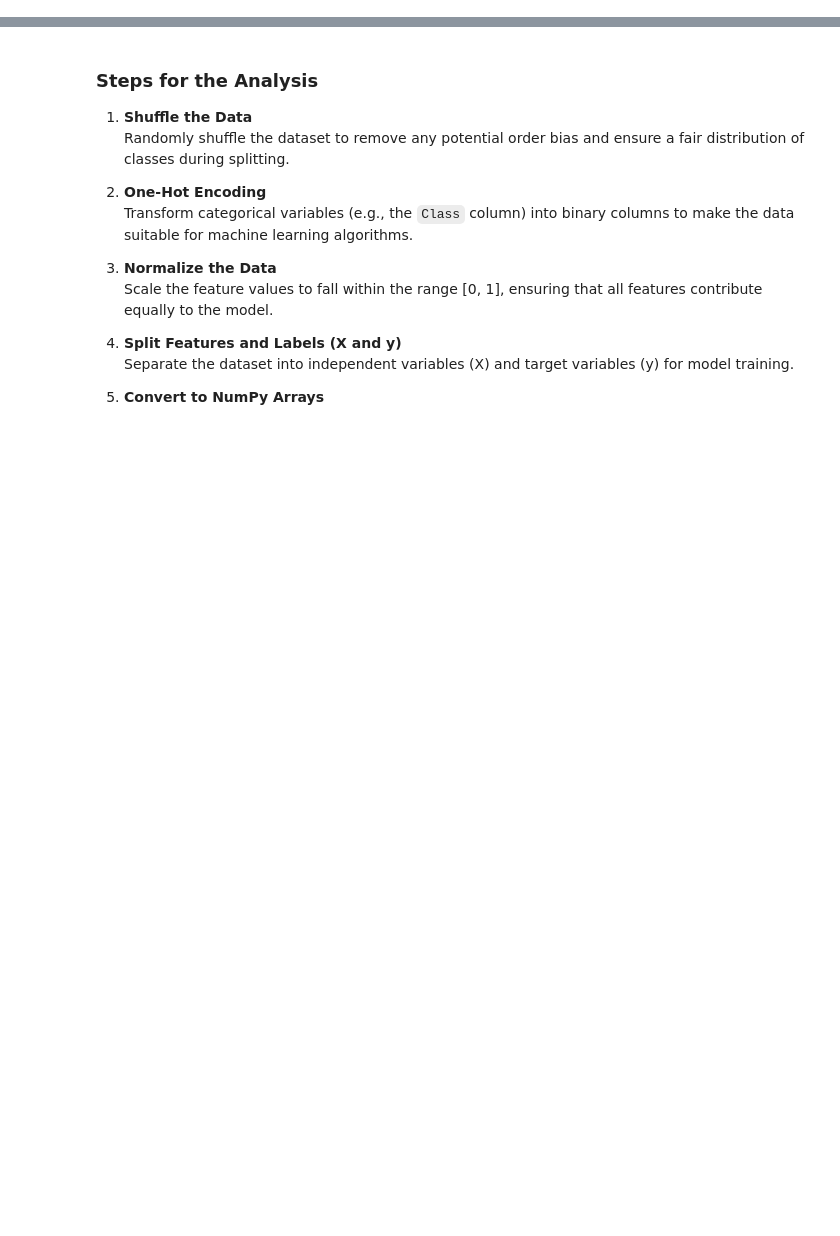
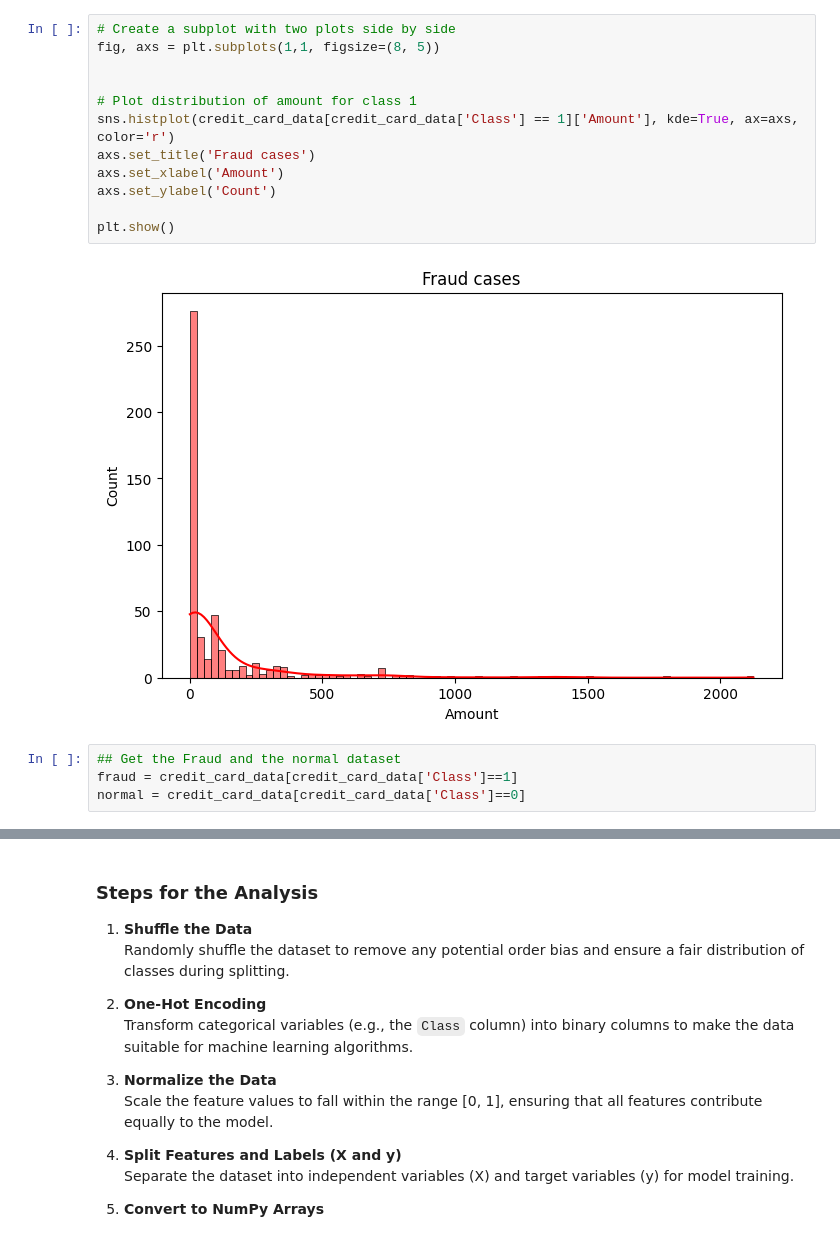
Before and after one commit to RicmwasData/Fraud-Detection-Project, a Jupyter notebook: credit_card.ipynb, the cells around one changed output, grey strips where cells are left out. Drawn from its saved outputs; the diff is of its cells as text; blank space fills up the shorter version.

```diff
--- a/credit_card.ipynb
+++ b/credit_card.ipynb
@@ -11,0 +111,18 @@ ModuleNotFoundError: No module named 'pandas'
+# %%
+# Create a subplot with two plots side by side
+fig, axs = plt.subplots(1,1, figsize=(8, 5))
+
+
+# Plot distribution of amount for class 1
+sns.histplot(credit_card_data[credit_card_data['Class'] == 1]['Amount'], kde=True, ax=axs, color='r')
+axs.set_title('Fraud cases')
+axs.set_xlabel('Amount')
+axs.set_ylabel('Count')
+
+plt.show()
+# %% [output]
+[figure, added]
+# %%
+## Get the Fraud and the normal dataset
+fraud = credit_card_data[credit_card_data['Class']==1]
+normal = credit_card_data[credit_card_data['Class']==0]
```
Also changed, not shown: parts of 26 cells of this notebook.
